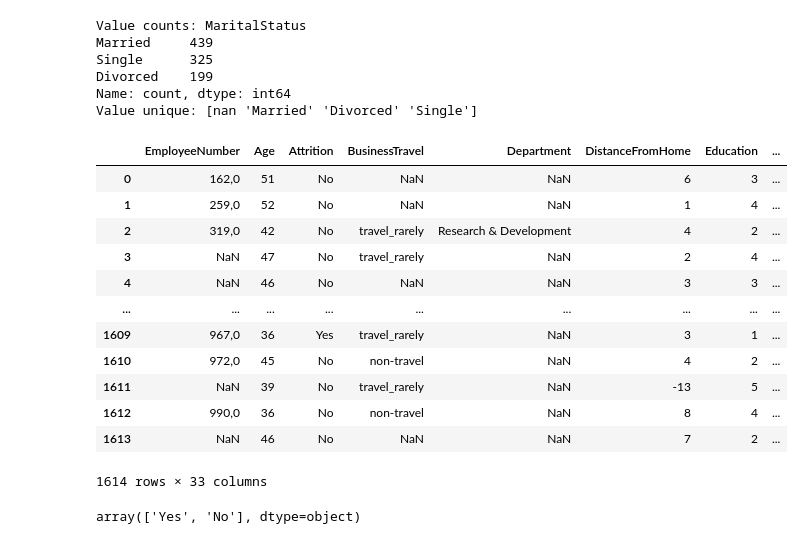
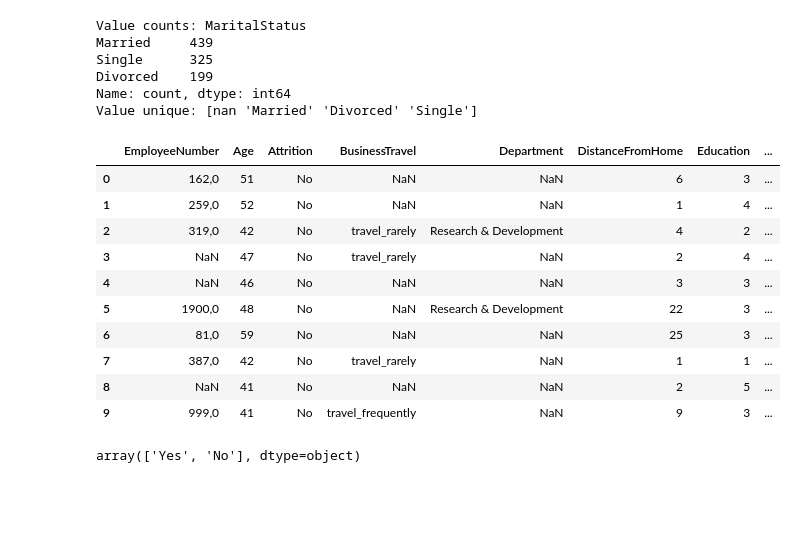
Before and after one commit to Adalab/proyecto-da-promo-b-modulo-3-team-1, a Jupyter notebook: EDA.ipynb, the cells around one changed output. Cells and saved outputs as stored; diff of their text form; code cells hidden in the pictures; blank space fills up the shorter version.

```diff
--- a/EDA.ipynb
+++ b/EDA.ipynb
@@ -746,38 +746,36 @@ Value unique: [nan 'Married' 'Divorced' 'Single']
 # %%
 # Secondly: column 'RemoteWork'
 # Custom function that evaluates the first character of RemoteWork
 def categorize_rwork(status):
     # Check if the value is a string (str) before applying startswith
     if isinstance(status, str):
         if status.startswith(('0')):
             return 'No'
         elif status.startswith(('1')):
             return 'Yes'
         elif status.startswith(('t', 'T')):
             return 'Yes'
         elif status.startswith(('f', 'F')):
             return 'No'
     # If value is NaN or float, remains unchanged
     return status
 
 # Apply the function to the column
 df_clean['RemoteWork'] = df_clean['RemoteWork'].apply(categorize_rwork)
 
-df_clean
+df_clean.head(10)
 # %% [output]
 |  | EmployeeNumber | Age | Attrition | BusinessTravel | Department | DistanceFromHome | Education | ... |
 | 0 | 162,0 | 51 | No | NaN | NaN | 6 | 3 | ... |
 | 1 | 259,0 | 52 | No | NaN | NaN | 1 | 4 | ... |
 | 2 | 319,0 | 42 | No | travel_rarely | Research & Development | 4 | 2 | ... |
 | 3 | NaN | 47 | No | travel_rarely | NaN | 2 | 4 | ... |
 | 4 | NaN | 46 | No | NaN | NaN | 3 | 3 | ... |
-| ... | ... | ... | ... | ... | ... | ... | ... | ... |
-| 1609 | 967,0 | 36 | Yes | travel_rarely | NaN | 3 | 1 | ... |
-| 1610 | 972,0 | 45 | No | non-travel | NaN | 4 | 2 | ... |
-| 1611 | NaN | 39 | No | travel_rarely | NaN | -13 | 5 | ... |
-| 1612 | 990,0 | 36 | No | non-travel | NaN | 8 | 4 | ... |
-| 1613 | NaN | 46 | No | NaN | NaN | 7 | 2 | ... |
+| 5 | 1900,0 | 48 | No | NaN | Research & Development | 22 | 3 | ... |
+| 6 | 81,0 | 59 | No | NaN | NaN | 25 | 3 | ... |
+| 7 | 387,0 | 42 | No | travel_rarely | NaN | 1 | 1 | ... |
+| 8 | NaN | 41 | No | NaN | NaN | 2 | 5 | ... |
+| 9 | 999,0 | 41 | No | travel_frequently | NaN | 9 | 3 | ... |
-1614 rows × 33 columns
 # %%
 df_clean['RemoteWork'].unique()
 # %% [output]
```
Also changed, not shown: parts of 13 cells of this notebook.
